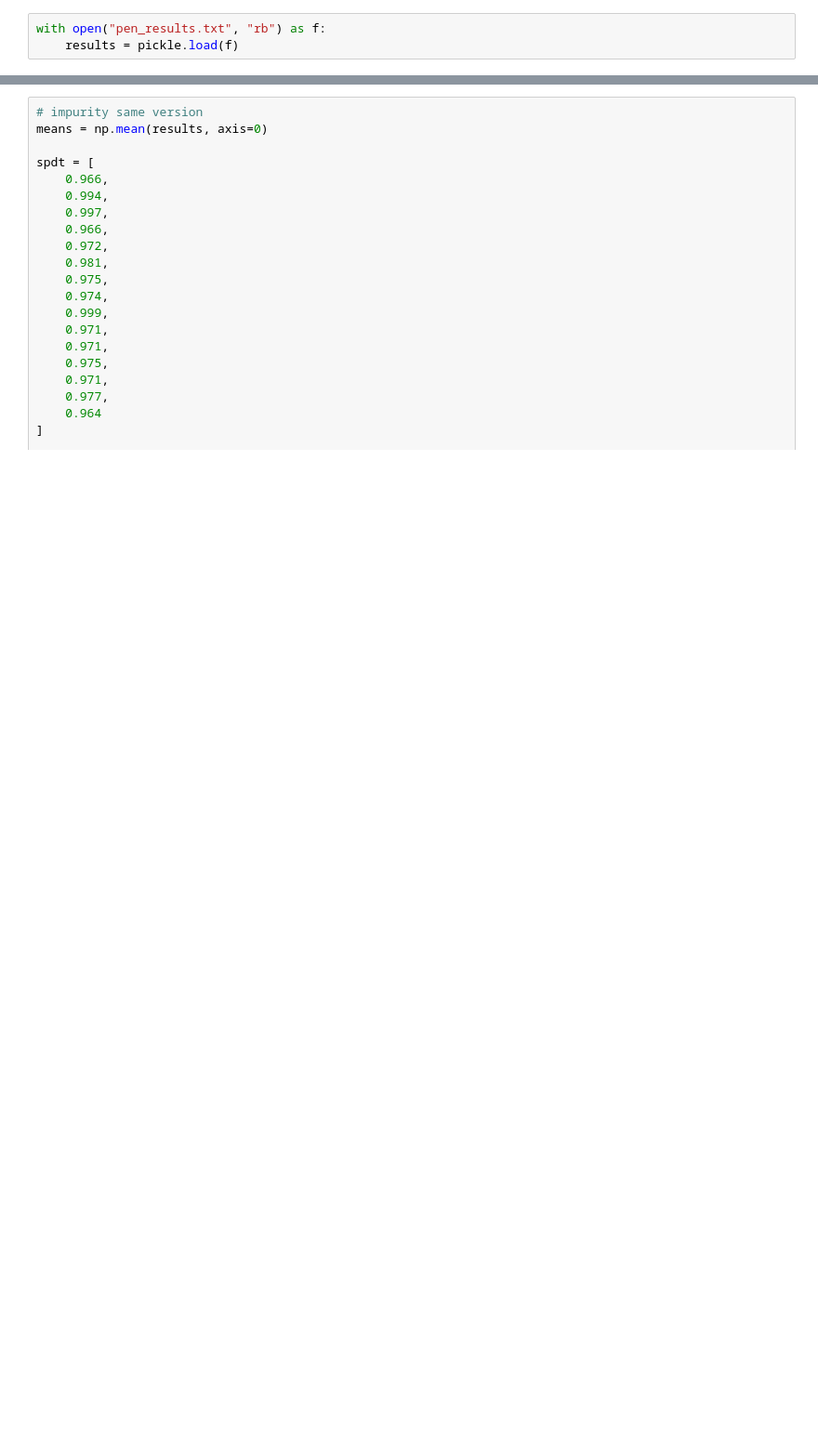
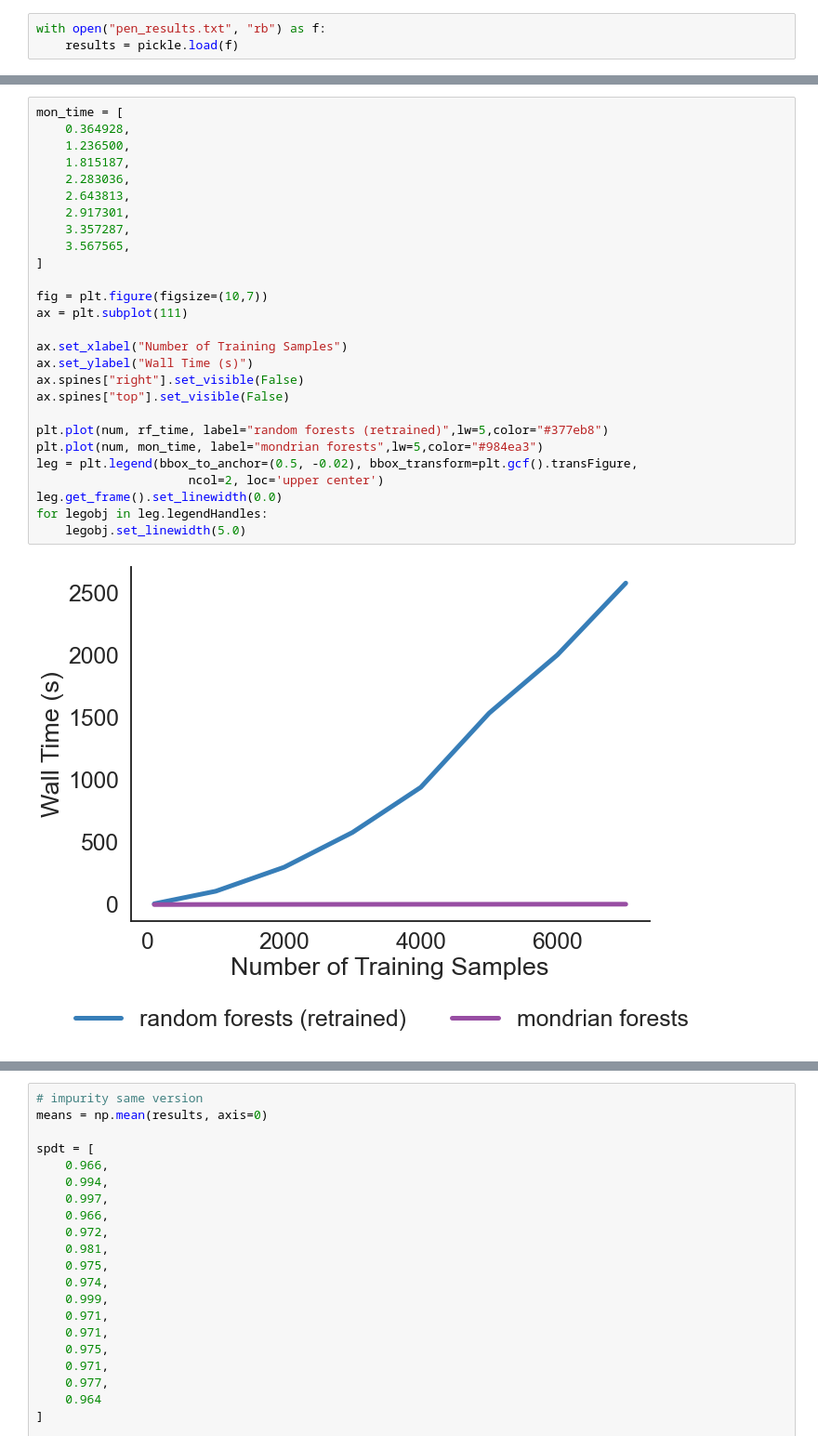
Before and after one commit to neurodata/SDTF, a Jupyter notebook: benchmarks/pendigits.ipynb, the cells around one changed output, grey strips where cells are left out. Shown at 93% size. Saved outputs shown, nothing was run; the diff lists cells and outputs as text; blank space fills up the shorter version.

```diff
--- a/benchmarks/pendigits.ipynb
+++ b/benchmarks/pendigits.ipynb
@@ -101,0 +174,29 @@ with open("pen_results.txt", "rb") as f:
+# %%
+mon_time = [
+    0.364928,
+    1.236500,
+    1.815187,
+    2.283036,
+    2.643813,
+    2.917301,
+    3.357287,
+    3.567565,
+]
+
+fig = plt.figure(figsize=(10,7))
+ax = plt.subplot(111)
+
+ax.set_xlabel("Number of Training Samples")
+ax.set_ylabel("Wall Time (s)")
+ax.spines["right"].set_visible(False)
+ax.spines["top"].set_visible(False)
+
+plt.plot(num, rf_time, label="random forests (retrained)",lw=5,color="#377eb8")
+plt.plot(num, mon_time, label="mondrian forests",lw=5,color="#984ea3")
+leg = plt.legend(bbox_to_anchor=(0.5, -0.02), bbox_transform=plt.gcf().transFigure,
+                     ncol=2, loc='upper center')
+leg.get_frame().set_linewidth(0.0)
+for legobj in leg.legendHandles:
+    legobj.set_linewidth(5.0)
+# %% [output]
+[figure, added]
```
Also changed, not shown: parts of 8 cells of this notebook, 10 other files.
